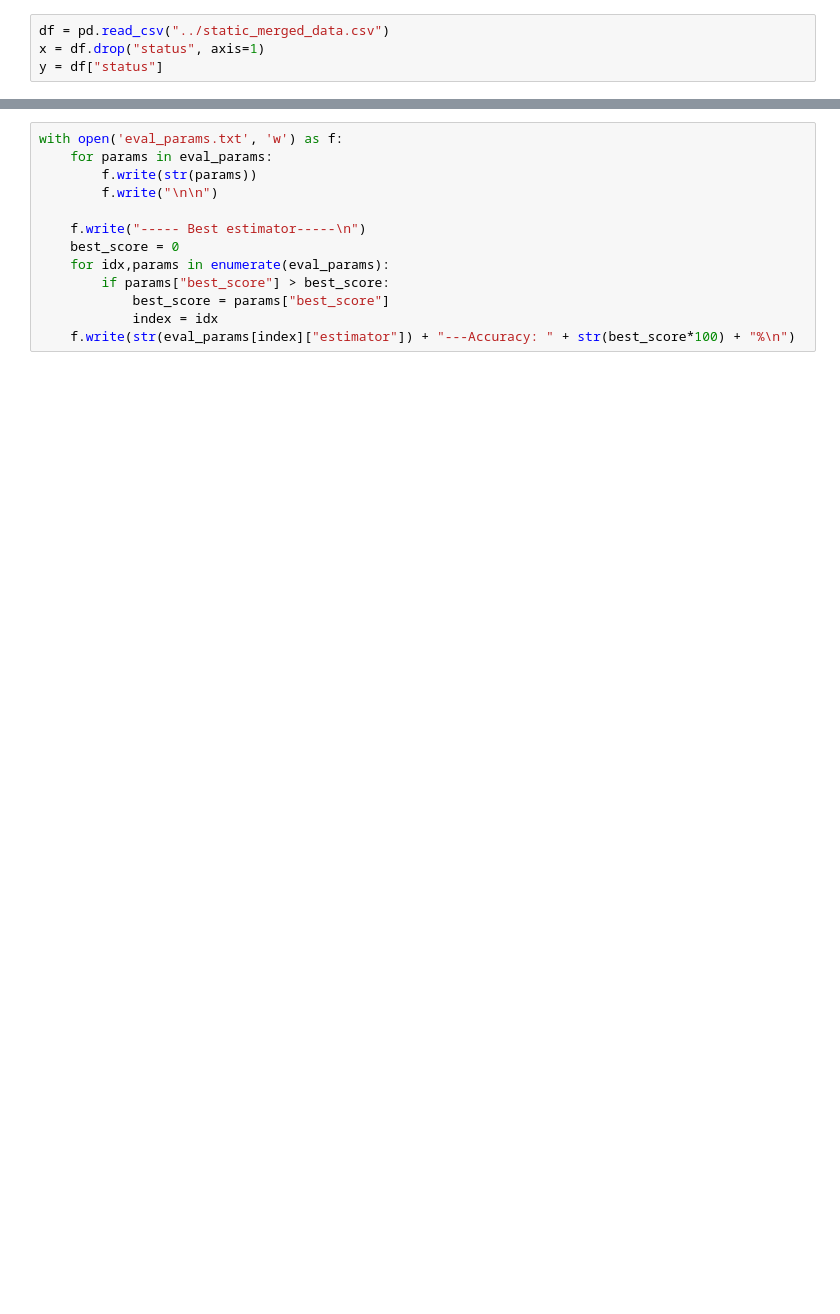
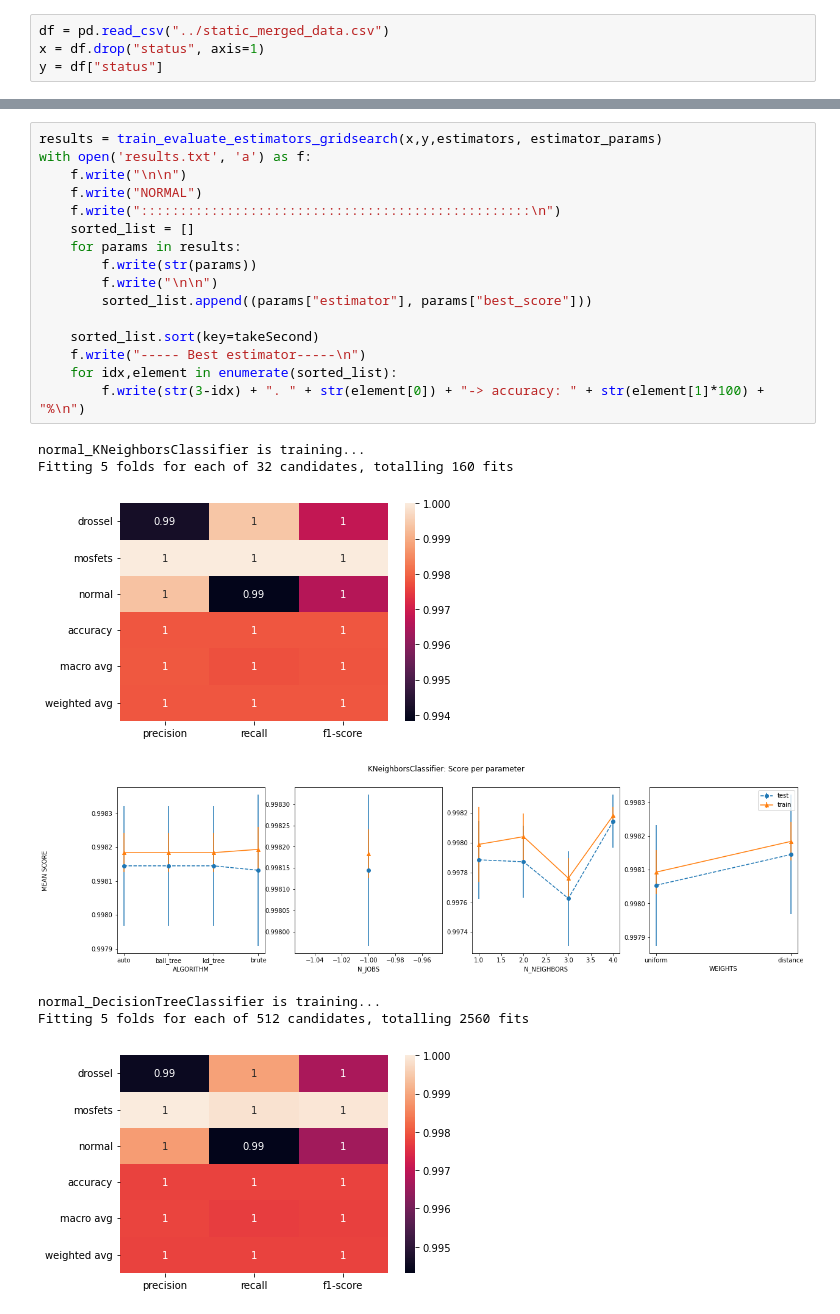
Before and after one commit to sandrosage/Monitoring_Converter_ML, a Jupyter notebook: Machine_Learining/pca.ipynb, the cells around one changed output, grey strips where cells are left out. Cells and saved outputs as stored; diff of their text form; blank space fills up the shorter version.

```diff
--- a/Machine_Learining/pca.ipynb
+++ b/Machine_Learining/pca.ipynb
@@ -178,13 +227,24 @@ KNeighborsClassifierDecisionTreeClassifierRandomForestClassifieris training...
 # %%
-with open('eval_params.txt', 'w') as f:
-    for params in eval_params:
+results = train_evaluate_estimators_gridsearch(x,y,estimators, estimator_params)
+with open('results.txt', 'a') as f:
+    f.write("\n\n")
+    f.write("NORMAL")
+    f.write("::::::::::::::::::::::::::::::::::::::::::::::::::\n")
+    sorted_list = []
+    for params in results:
         f.write(str(params))
         f.write("\n\n")
+        sorted_list.append((params["estimator"], params["best_score"]))
 
+    sorted_list.sort(key=takeSecond)
     f.write("----- Best estimator-----\n")
-    best_score = 0
-    for idx,params in enumerate(eval_params):
-        if params["best_score"] > best_score:
-            best_score = params["best_score"]
-            index = idx
-    f.write(str(eval_params[index]["estimator"]) + "---Accuracy: " + str(best_score*100) + "%\n")
+    for idx,element in enumerate(sorted_list):
+        f.write(str(3-idx) + ". " + str(element[0]) + "-> accuracy: " + str(element[1]*100) + "%\n")
+# %% [output]
+normal_KNeighborsClassifier is training...
+Fitting 5 folds for each of 32 candidates, totalling 160 fits
+[figure, added]
+[figure, added]
+normal_DecisionTreeClassifier is training...
+Fitting 5 folds for each of 512 candidates, totalling 2560 fits
+[figure, added]
```
Also changed, not shown: parts of 13 cells of this notebook, 6 other files.
